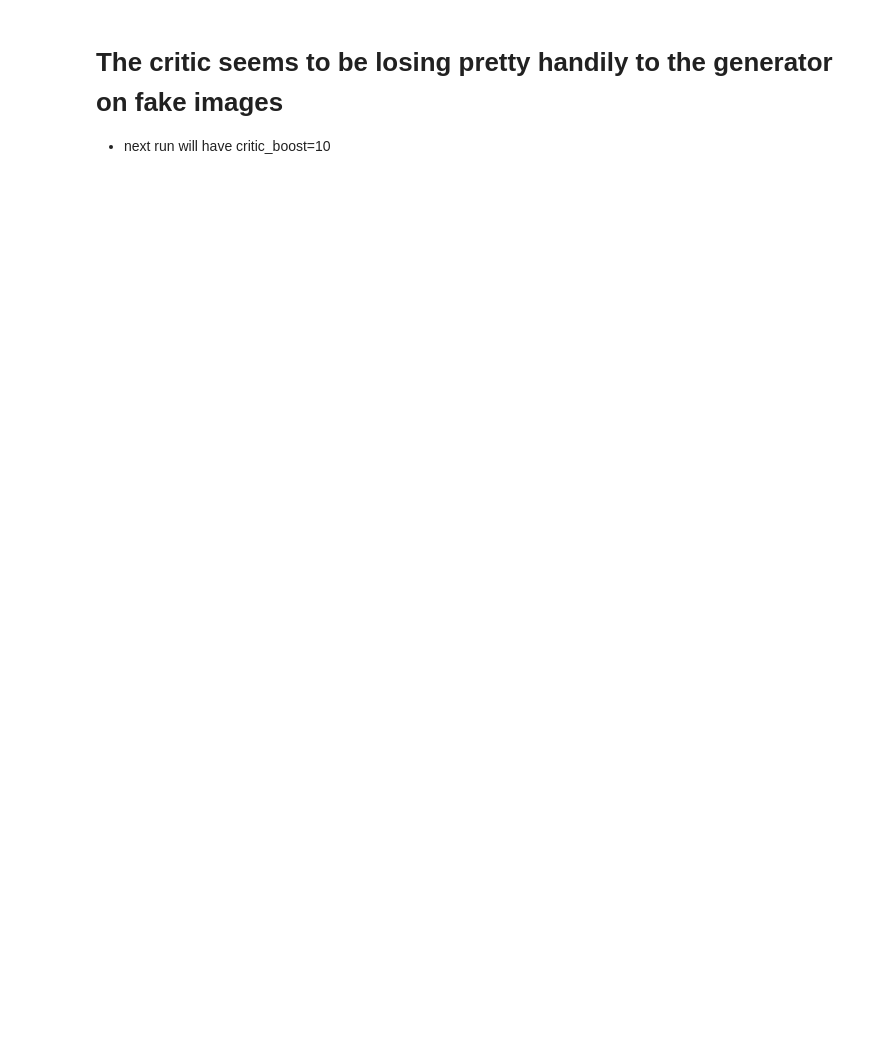
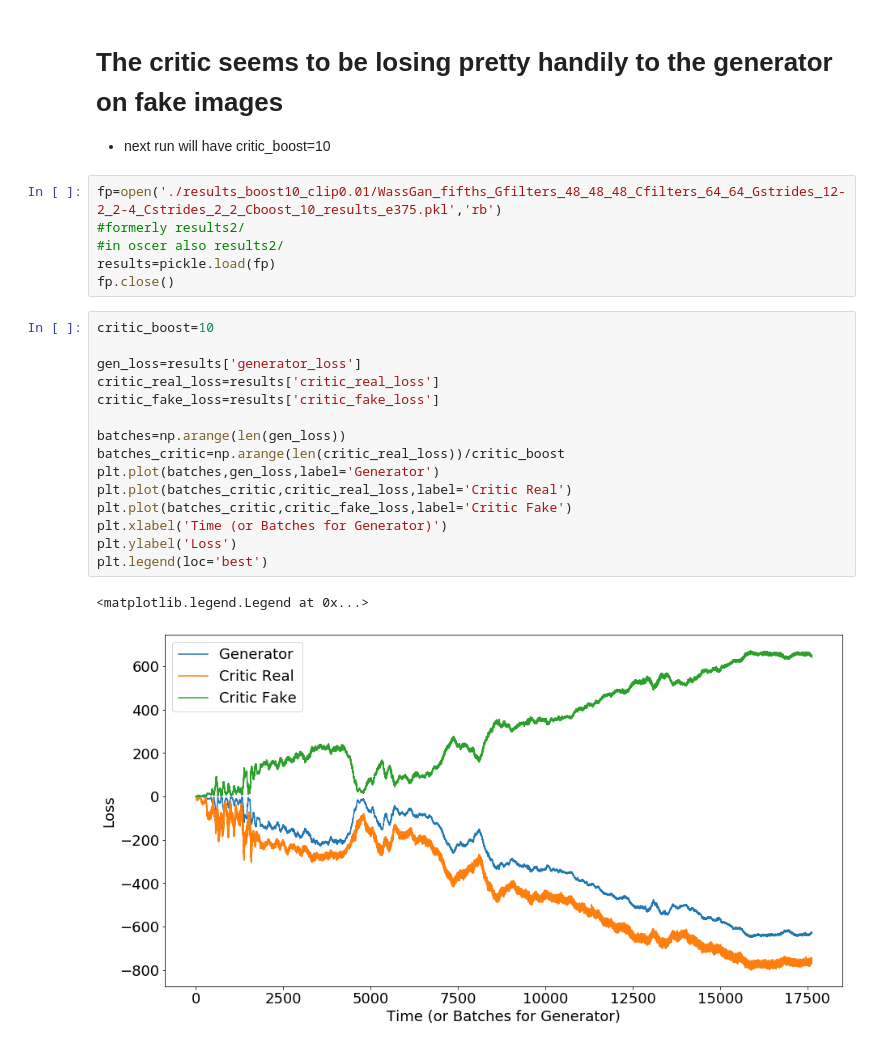
Before and after one commit to Collin-Dabbieri/GAN_Project, a Jupyter notebook: WassGAN/ReviewResults.ipynb, the cells around one changed output. Drawn from its saved outputs; the diff is of its cells as text; blank space fills up the shorter version.

```diff
--- a/WassGAN/ReviewResults.ipynb
+++ b/WassGAN/ReviewResults.ipynb
@@ -38,3 +40,27 @@ plt.legend(loc='best')
 # The critic seems to be losing pretty handily to the generator on fake images
 
 - next run will have critic_boost=10
+# %%
+fp=open('./results_boost10_clip0.01/WassGan_fifths_Gfilters_48_48_48_Cfilters_64_64_Gstrides_12-2_2-4_Cstrides_2_2_Cboost_10_results_e375.pkl','rb')
+#formerly results2/
+#in oscer also results2/
+results=pickle.load(fp)
+fp.close()
+# %%
+critic_boost=10
+
+gen_loss=results['generator_loss']
+critic_real_loss=results['critic_real_loss']
+critic_fake_loss=results['critic_fake_loss']
+
+batches=np.arange(len(gen_loss))
+batches_critic=np.arange(len(critic_real_loss))/critic_boost
+plt.plot(batches,gen_loss,label='Generator')
+plt.plot(batches_critic,critic_real_loss,label='Critic Real')
+plt.plot(batches_critic,critic_fake_loss,label='Critic Fake')
+plt.xlabel('Time (or Batches for Generator)')
+plt.ylabel('Loss')
+plt.legend(loc='best')
+# %% [output]
+<matplotlib.legend.Legend at 0x...>
+[figure, added]
```
Also changed, not shown: parts of 5 cells of this notebook, 2 other files.
